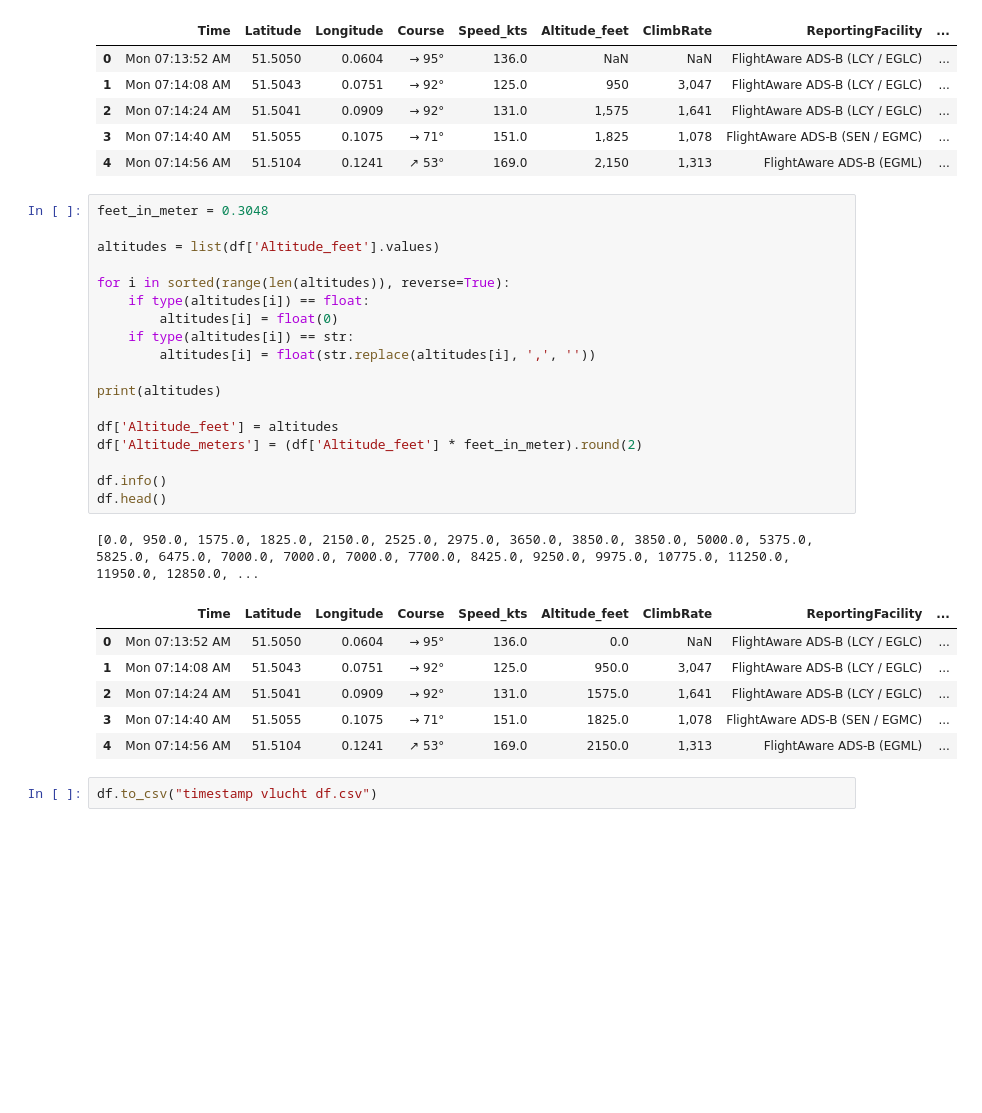
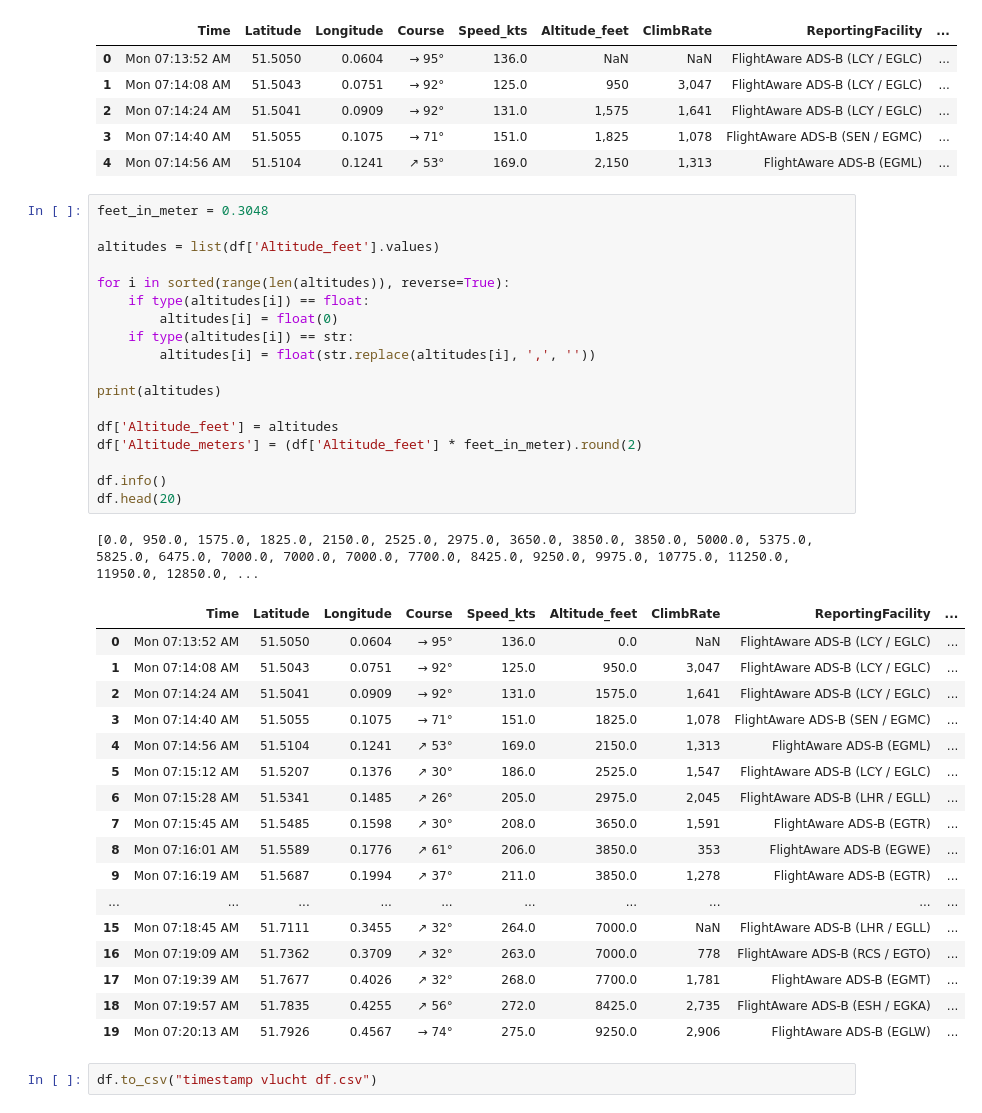
Before and after one commit to Quint-coding/Hackathon-master, a Jupyter notebook: Hackaton IDS.ipynb, the cells around one changed output. Cells and saved outputs as stored; diff of their text form; blank space fills up the shorter version.

```diff
--- a/Hackaton IDS.ipynb
+++ b/Hackaton IDS.ipynb
@@ -102,28 +102,39 @@ df.head()
 # %%
 feet_in_meter = 0.3048
 
 altitudes = list(df['Altitude_feet'].values)
 
 for i in sorted(range(len(altitudes)), reverse=True):
     if type(altitudes[i]) == float:
         altitudes[i] = float(0)
     if type(altitudes[i]) == str:
         altitudes[i] = float(str.replace(altitudes[i], ',', ''))
 
 print(altitudes)
 
 df['Altitude_feet'] = altitudes
 df['Altitude_meters'] = (df['Altitude_feet'] * feet_in_meter).round(2)
 
 df.info()
-df.head()
+df.head(20)
 # %% [output]
 [0.0, 950.0, 1575.0, 1825.0, 2150.0, 2525.0, 2975.0, 3650.0, 3850.0, 3850.0, 5000.0, 5375.0, 5825.0, 6475.0, 7000.0, 7000.0, 7000.0, 7700.0, 8425.0, 9250.0, 9975.0, 10775.0, 11250.0, 11950.0, 12850.0, ...
 |  | Time | Latitude | Longitude | Course | Speed_kts | Altitude_feet | ClimbRate | ReportingFacility | ... |
 | 0 | Mon 07:13:52 AM | 51.5050 | 0.0604 | → 95° | 136.0 | 0.0 | NaN | FlightAware ADS-B (LCY / EGLC) | ... |
 | 1 | Mon 07:14:08 AM | 51.5043 | 0.0751 | → 92° | 125.0 | 950.0 | 3,047 | FlightAware ADS-B (LCY / EGLC) | ... |
 | 2 | Mon 07:14:24 AM | 51.5041 | 0.0909 | → 92° | 131.0 | 1575.0 | 1,641 | FlightAware ADS-B (LCY / EGLC) | ... |
 | 3 | Mon 07:14:40 AM | 51.5055 | 0.1075 | → 71° | 151.0 | 1825.0 | 1,078 | FlightAware ADS-B (SEN / EGMC) | ... |
 | 4 | Mon 07:14:56 AM | 51.5104 | 0.1241 | ↗ 53° | 169.0 | 2150.0 | 1,313 | FlightAware ADS-B (EGML) | ... |
+| 5 | Mon 07:15:12 AM | 51.5207 | 0.1376 | ↗ 30° | 186.0 | 2525.0 | 1,547 | FlightAware ADS-B (LCY / EGLC) | ... |
+| 6 | Mon 07:15:28 AM | 51.5341 | 0.1485 | ↗ 26° | 205.0 | 2975.0 | 2,045 | FlightAware ADS-B (LHR / EGLL) | ... |
+| 7 | Mon 07:15:45 AM | 51.5485 | 0.1598 | ↗ 30° | 208.0 | 3650.0 | 1,591 | FlightAware ADS-B (EGTR) | ... |
+| 8 | Mon 07:16:01 AM | 51.5589 | 0.1776 | ↗ 61° | 206.0 | 3850.0 | 353 | FlightAware ADS-B (EGWE) | ... |
+| 9 | Mon 07:16:19 AM | 51.5687 | 0.1994 | ↗ 37° | 211.0 | 3850.0 | 1,278 | FlightAware ADS-B (EGTR) | ... |
+| ... | ... | ... | ... | ... | ... | ... | ... | ... | ... |
+| 15 | Mon 07:18:45 AM | 51.7111 | 0.3455 | ↗ 32° | 264.0 | 7000.0 | NaN | FlightAware ADS-B (LHR / EGLL) | ... |
+| 16 | Mon 07:19:09 AM | 51.7362 | 0.3709 | ↗ 32° | 263.0 | 7000.0 | 778 | FlightAware ADS-B (RCS / EGTO) | ... |
+| 17 | Mon 07:19:39 AM | 51.7677 | 0.4026 | ↗ 32° | 268.0 | 7700.0 | 1,781 | FlightAware ADS-B (EGMT) | ... |
+| 18 | Mon 07:19:57 AM | 51.7835 | 0.4255 | ↗ 56° | 272.0 | 8425.0 | 2,735 | FlightAware ADS-B (ESH / EGKA) | ... |
+| 19 | Mon 07:20:13 AM | 51.7926 | 0.4567 | → 74° | 275.0 | 9250.0 | 2,906 | FlightAware ADS-B (EGLW) | ... |
 # %%
 df.to_csv("timestamp vlucht df.csv")
```
Also changed, not shown: 1 other file.
